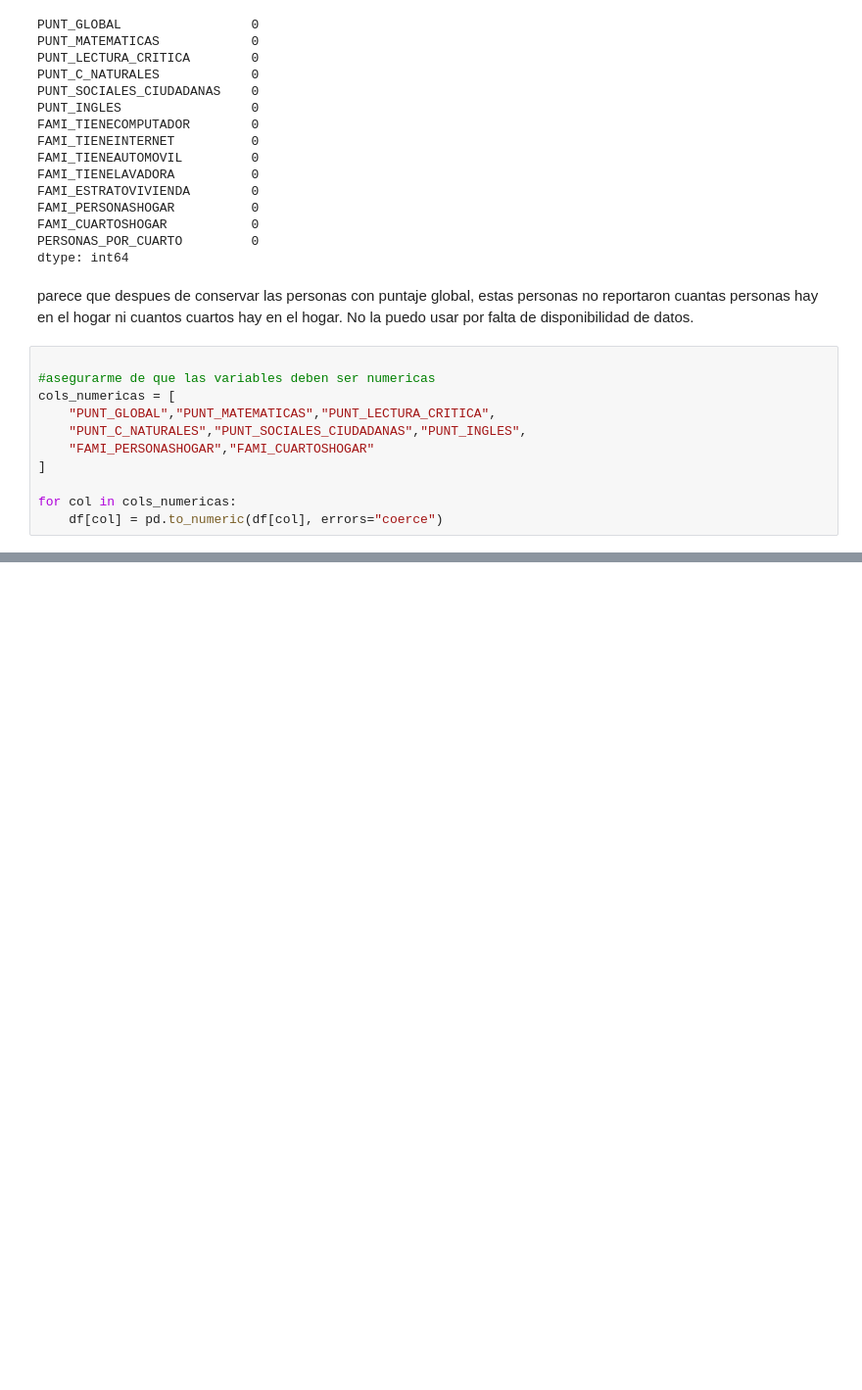
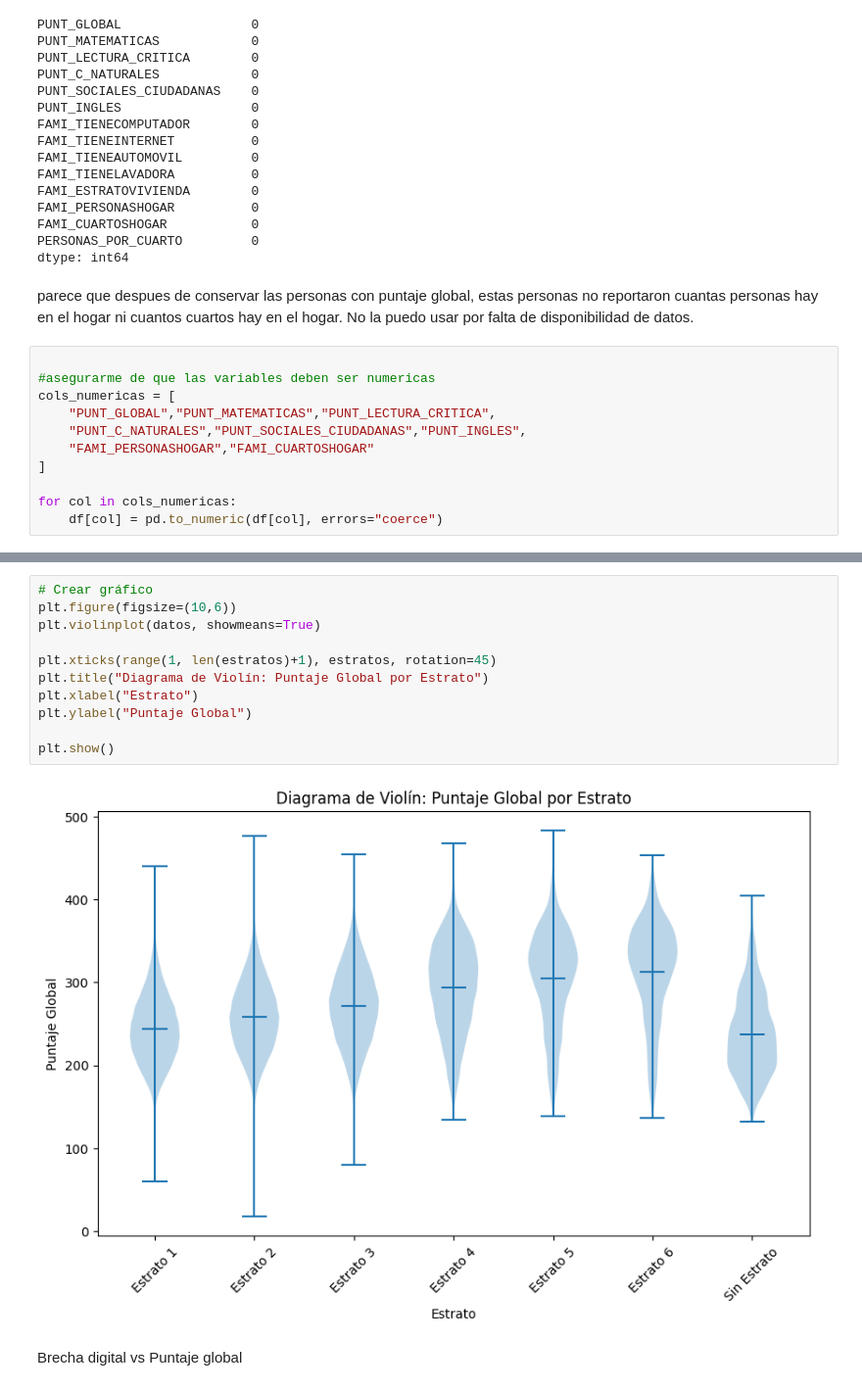
Before and after one commit to isabellagomez2003-sys/Proyecto-1, a Jupyter notebook: pregunta2(Dani).ipynb, the cells around one changed output, grey strips where cells are left out. Shown at 98% size. Cells and saved outputs as stored; diff of their text form; blank space fills up the shorter version.

```diff
--- a/pregunta2(Dani).ipynb
+++ b/pregunta2(Dani).ipynb
@@ -234,0 +337,15 @@ tendremos que trabajar por dataframes para cada medida que queremos trabajar. Se
+# %%
+# Crear gráfico
+plt.figure(figsize=(10,6))
+plt.violinplot(datos, showmeans=True)
+
+plt.xticks(range(1, len(estratos)+1), estratos, rotation=45)
+plt.title("Diagrama de Violín: Puntaje Global por Estrato")
+plt.xlabel("Estrato")
+plt.ylabel("Puntaje Global")
+
+plt.show()
+# %% [output]
+[figure, added]
+# %% [markdown]
+Brecha digital vs Puntaje global
```
Also changed, not shown: parts of 14 cells of this notebook.
